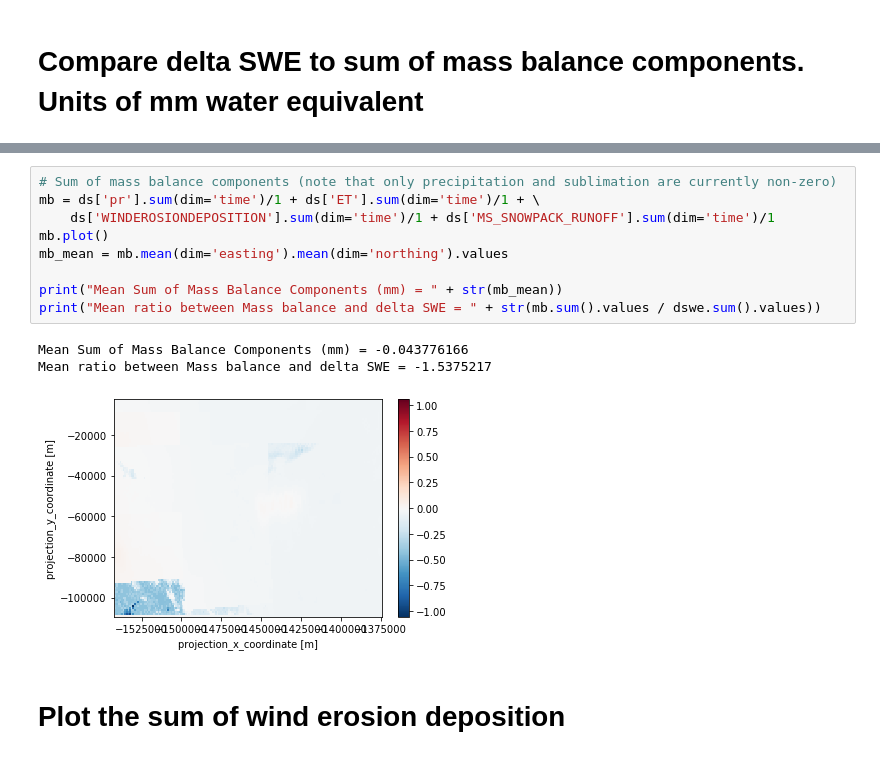
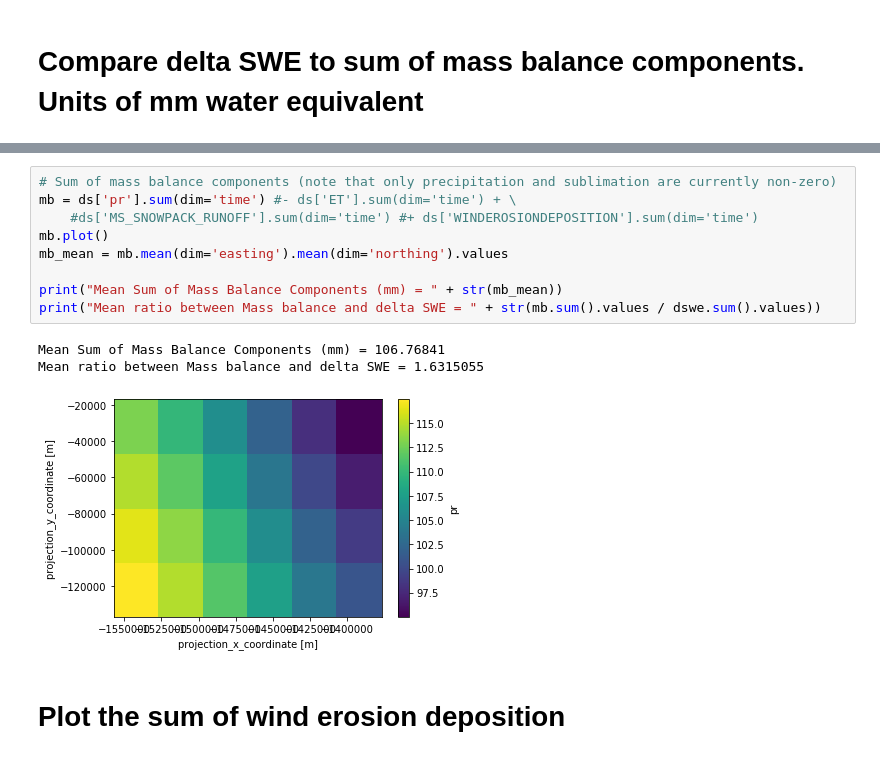
Before and after one commit to EricKeenan/SNOWPACK_WAIS, a Jupyter notebook: analysis/inspect_grid.ipynb, the cells around one changed output, grey strips where cells are left out. Saved outputs shown, nothing was run; the diff lists cells and outputs as text.

```diff
--- a/analysis/inspect_grid.ipynb
+++ b/analysis/inspect_grid.ipynb
@@ -55,16 +55,16 @@ Mean Delta SWE (mm) = 0.028471895
 # %%
 # Sum of mass balance components (note that only precipitation and sublimation are currently non-zero)
-mb = ds['pr'].sum(dim='time')/1 + ds['ET'].sum(dim='time')/1 + \
-    ds['WINDEROSIONDEPOSITION'].sum(dim='time')/1 + ds['MS_SNOWPACK_RUNOFF'].sum(dim='time')/1
+mb = ds['pr'].sum(dim='time') #- ds['ET'].sum(dim='time') + \
+    #ds['MS_SNOWPACK_RUNOFF'].sum(dim='time') #+ ds['WINDEROSIONDEPOSITION'].sum(dim='time')
 mb.plot()
 mb_mean = mb.mean(dim='easting').mean(dim='northing').values
 
 print("Mean Sum of Mass Balance Components (mm) = " + str(mb_mean))
 print("Mean ratio between Mass balance and delta SWE = " + str(mb.sum().values / dswe.sum().values))
 # %% [output]
-Mean Sum of Mass Balance Components (mm) = -0.043776166
-Mean ratio between Mass balance and delta SWE = -1.5375217
+Mean Sum of Mass Balance Components (mm) = 106.76841
+Mean ratio between Mass balance and delta SWE = 1.6315055
-[figure, old version]
+[figure, new version]
 # %% [markdown]
 # Plot the sum of wind erosion deposition
 # %%
```
Also changed, not shown: parts of 8 cells of this notebook, 4 other files.
